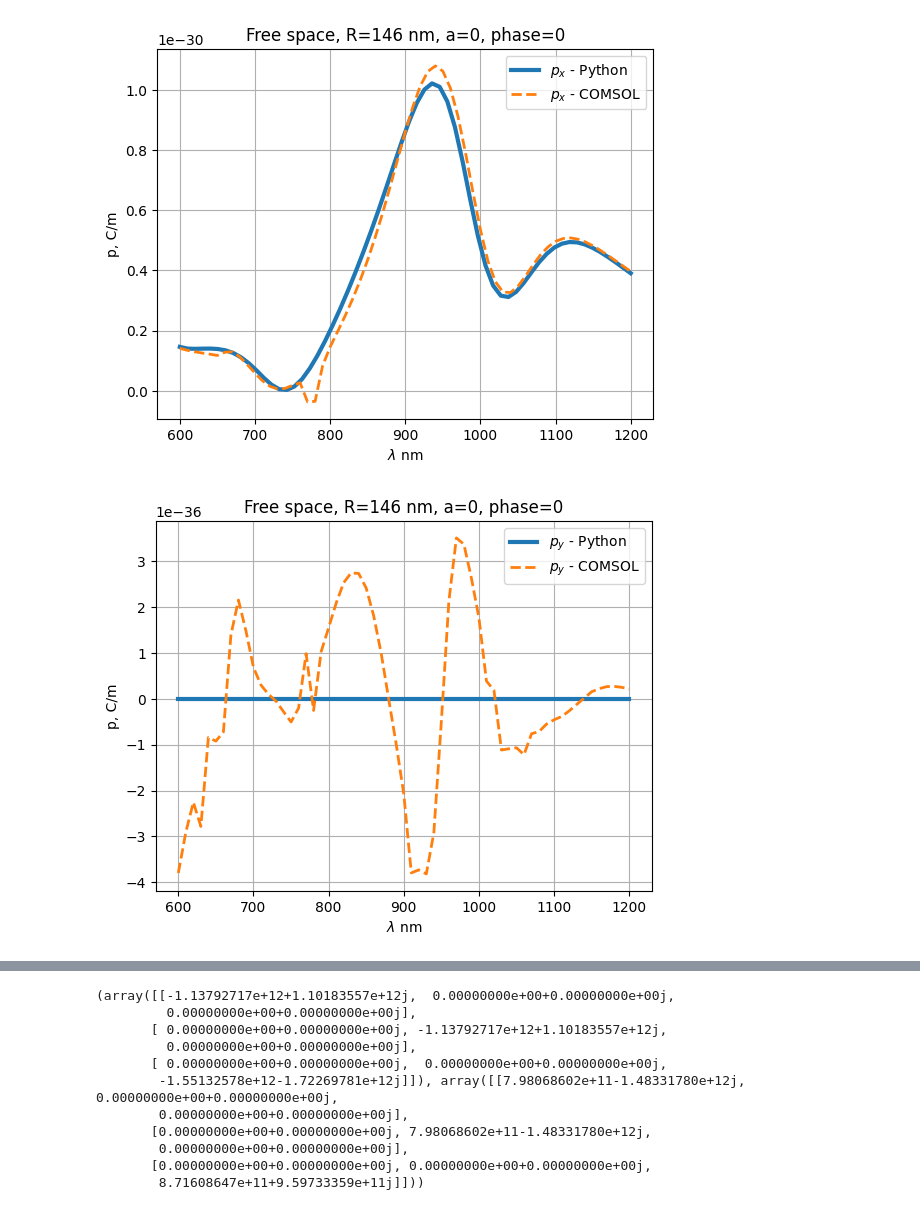
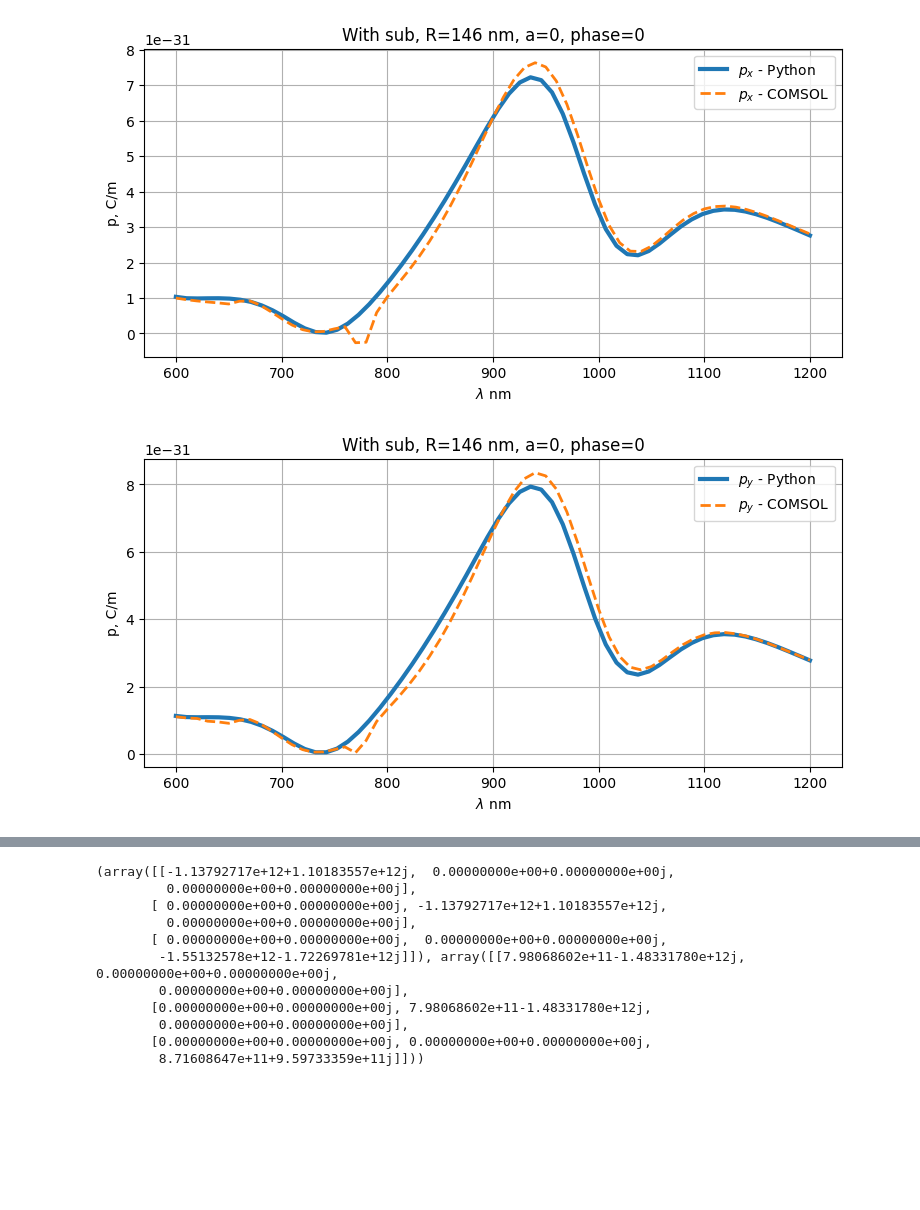
Before and after one commit to semyonbo/SPP_ANALYTICAL, a Jupyter notebook: plot.ipynb, the cells around one changed output, grey strips where cells are left out. Cells and saved outputs as stored; diff of their text form; code cells hidden in the pictures; blank space fills up the shorter version.

```diff
--- a/plot.ipynb
+++ b/plot.ipynb
@@ -15,7 +15,7 @@ dist = 20
 point = [0,0,dist+R]
 angle = 25*np.pi/180
 phase = 0
-a = 0
+a = 0.5
 
 
 
@@ -79,21 +67,0 @@ print(aplha_h, alpha_h2)
-# %%
-wls = np.linspace(600,1200,100)
-import dipoles
-R = 14
-
-alpha_v2 = []
-eps_Si = frenel.get_interpolate('Si')
-alpha_v1=[]
-
-c_const = 299792458
-
-eps0_cosnt = 1/(4*np.pi*c_const**2)*1e7
-
-
-print(eps0_cosnt*dipoles.alpha_v2(800, R, eps_Si)[0])
-
-for wl in wls:
-    alpha_v2.append(dipoles.alpha_v2(wl, R, eps_Si))
-    alpha_v1.append(dipoles.get_alpha(R, eps_Si, wl))
-alpha_v2 = np.array(alpha_v2)
-alpha_v1 = np.array(alpha_v1)
@@ -117,35 +68,36 @@ plt.plot(wls, np.imag(alpha_v2)[:,1])
 # %%
-dipoles = np.loadtxt('comsol/p sub 146 TM.txt', skiprows=8, delimiter=',')
+dipoles = np.loadtxt('comsol/dipoles 146 sub p.txt', skiprows=8, delimiter=',')
 # %%
+plt.figure(figsize=(9,4))
 plt.plot(wl, np.real(Px), label='$p_x$ - Python', lw=3)
 plt.plot(dipoles[:,0], dipoles[:,1], label='$p_x$ - COMSOL', linestyle='dashed', lw=2)
 plt.grid()
 #plt.xlim(700,840)
-plt.title('Free space, R=146 nm, a=0, phase=0')
+plt.title('With sub, R=146 nm, a=0, phase=0')
 plt.xlabel('$\\lambda$ nm')
 plt.ylabel('p, C/m')
 plt.legend()
 plt.show()
 
-
+plt.figure(figsize=(9,4))
 plt.plot(wl, np.real(Py), label='$p_y$ - Python', lw=3)
 plt.plot(dipoles[:,0], dipoles[:,2], label='$p_y$ - COMSOL', linestyle='dashed', lw=2)
 plt.grid()
-plt.title('Free space, R=146 nm, a=0, phase=0')
+plt.title('With sub, R=146 nm, a=0, phase=0')
 plt.xlabel('$\\lambda$ nm')
 plt.ylabel('p, C/m')
 plt.legend()
 plt.show()
 
-
+plt.figure(figsize=(9,4))
 plt.plot(wl, np.real(Pz), label ='$p_z$ - Python', lw=3)
 plt.plot(dipoles[:,0], dipoles[:,3], label='$p_z$ - COMSOL', linestyle='dashed', lw=2)
 plt.grid()
-plt.title('Free space, R=146 nm, a=0, phase=0')
+plt.title('With sub, R=146 nm, a=0, phase=0')
 plt.xlabel('$\\lambda$ nm')
 plt.ylabel('p, C/m')
 plt.legend()
 plt.show()
 # %% [output]
-[figure, old version]
+[figure, new version]
-[figure, old version]
+[figure, new version]
```
Also changed, not shown: parts of 19 cells of this notebook, 5 other files.
